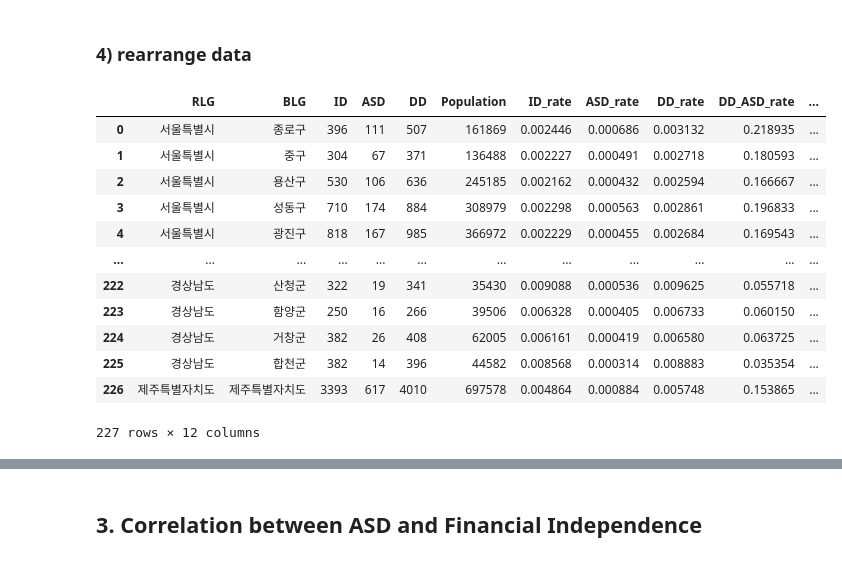
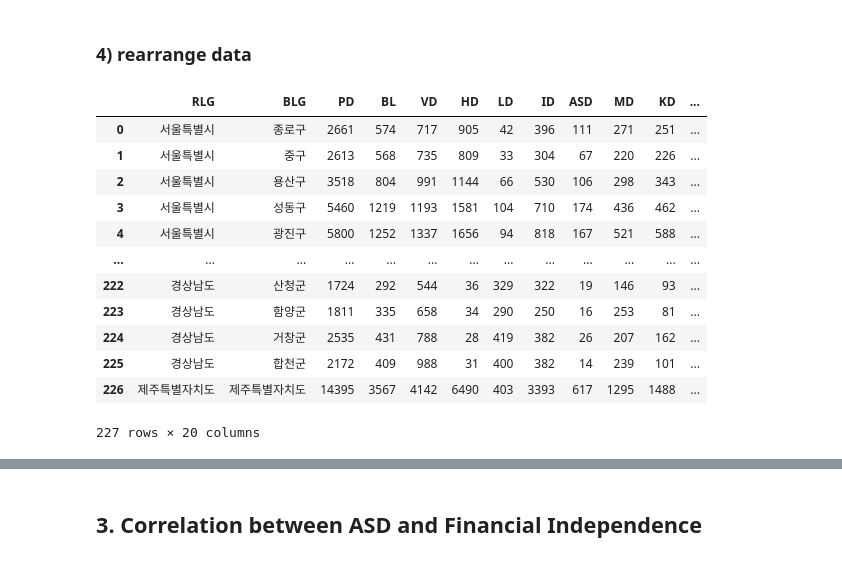
Before and after one commit to milkywaypeko/ASD_FI_Correlation, a Jupyter notebook: ASD_ID_FI_Correlation.ipynb, the cells around one changed output, grey strips where cells are left out. Drawn from its saved outputs; the diff is of its cells as text; code cells hidden in the pictures.

```diff
--- a/ASD_ID_FI_Correlation.ipynb
+++ b/ASD_ID_FI_Correlation.ipynb
@@ -21,8 +21,10 @@ from sklearn.metrics import mean_squared_error, explained_variance_score, r2_sco
 # %% [markdown]
 ### 1) Define Region Name
 # %%
-regionDic = {'Seoul':'서울특별시', 'Busan' : '부산광역시', 'Daegu' : '대구광역시', 'Incheon' : '인천광역시', 'Gwangju' : '광주광역시', 'Daejeon' : '대전광역시', 'Ulsan' : '울산광역시', 'Sejong' : '세종특별자치시',
-             'Gyeonggi-do' : '경기도', 'Gangwon-do' : '강원도', 'Chungcheongbuk-do' : '충청북도', 'Chungcheongnam-do' : '충청남도', 'Jeollabuk-do' : '전라북도', 'Jeollanam-do' : '전라남도',
+regionDic = {'Seoul':'서울특별시', 'Busan' : '부산광역시', 'Daegu' : '대구광역시', 'Incheon' : '인천광역시', 'Gwangju' : '광주광역시',
+             'Daejeon' : '대전광역시', 'Ulsan' : '울산광역시', 'Sejong' : '세종특별자치시', 'Gyeonggi-do' : '경기도',
+             'Gangwon-do' : '강원도', 'Chungcheongbuk-do' : '충청북도', 'Chungcheongnam-do' : '충청남도',
+             'Jeollabuk-do' : '전라북도', 'Jeollanam-do' : '전라남도',
              'Gyeongsangbuk-do' : '경상북도', 'Gyeongsangnam-do' : '경상남도', 'Jeju' : '제주특별자치도'}
 # %% [markdown]
 ### 2)Import CSV
@@ -72,39 +74,24 @@ data = pd.merge(temp, dataF)
 # %% [markdown]
 ### 4) rearrange data
 # %%
-#Make Statistics For Developmental Disability
-data['발달장애'] = data['지적장애'] + data['자폐성']
-
-#Make Rate of Intellectual disability
-data['지적장애_비율'] = data['지적장애'] / data['인구']
-
-#Make Rate of Autistic Spectrum Disorder
-data['자폐성_비율'] = data['자폐성'] / data['인구']
-
-#Make Rate of Developmental Disability
-data['발달장애_비율'] = data['발달장애'] / data['인구']
-
-#Make Rate of Developmental Disability of Autistic Spectrum Disorder
-data['발달_자폐성_비율'] = data['자폐성'] / data['발달장애']
-
 #For label in english
-data.rename(columns = {'광역자치단체' : 'RLG', '기초자치단체' : 'BLG', '지적장애' : 'ID', '자폐성' : 'ASD', '인구' : 'Population',  '재정자립도 (%)' : 'Financial_Independence', '재정자주도 (%)' : 'Financial_often', '발달장애' : 'DD', '지적장애_비율' : 'ID_rate', '자폐성_비율':'ASD_rate', '발달장애_비율' : 'DD_rate', '발달_자폐성_비율':'DD_ASD_rate'}, inplace = True)
-
-#Column arrange
-data = data[['RLG', 'BLG', 'ID', 'ASD', 'DD', 'Population', 'ID_rate', 'ASD_rate', 'DD_rate', 'DD_ASD_rate', 'Financial_Independence', 'Financial_often']]
+data.rename(columns = {'광역자치단체' : 'RLG', '기초자치단체' : 'BLG', '지체' : 'PD', '뇌병변' : 'BL', '시각' : 'VD', '청각' : 'HD',
+                       '언어' : 'LD', '지적장애' : 'ID', '자폐성' : 'ASD', '정신장애' : 'MD', '신장장애' : 'KD', '심장장애' : 'CD',
+                       '호흡기' : 'RD', '간' : 'HDB', '안면' : 'FD', '장루요루' : 'IUF', '뇌전증' : 'EP', '인구' : 'Population',
+                       '재정자립도 (%)' : 'Financial_Independence', '재정자주도 (%)' : 'Financial_often'}, inplace = True)
 
 data
 # %% [output]
-|  | RLG | BLG | ID | ASD | DD | Population | ID_rate | ASD_rate | DD_rate | DD_ASD_rate | ... |
-| 0 | 서울특별시 | 종로구 | 396 | 111 | 507 | 161869 | 0.002446 | 0.000686 | 0.003132 | 0.218935 | ... |
-| 1 | 서울특별시 | 중구 | 304 | 67 | 371 | 136488 | 0.002227 | 0.000491 | 0.002718 | 0.180593 | ... |
-| 2 | 서울특별시 | 용산구 | 530 | 106 | 636 | 245185 | 0.002162 | 0.000432 | 0.002594 | 0.166667 | ... |
-| 3 | 서울특별시 | 성동구 | 710 | 174 | 884 | 308979 | 0.002298 | 0.000563 | 0.002861 | 0.196833 | ... |
-| 4 | 서울특별시 | 광진구 | 818 | 167 | 985 | 366972 | 0.002229 | 0.000455 | 0.002684 | 0.169543 | ... |
-| ... | ... | ... | ... | ... | ... | ... | ... | ... | ... | ... | ... |
-| 222 | 경상남도 | 산청군 | 322 | 19 | 341 | 35430 | 0.009088 | 0.000536 | 0.009625 | 0.055718 | ... |
-| 223 | 경상남도 | 함양군 | 250 | 16 | 266 | 39506 | 0.006328 | 0.000405 | 0.006733 | 0.060150 | ... |
-| 224 | 경상남도 | 거창군 | 382 | 26 | 408 | 62005 | 0.006161 | 0.000419 | 0.006580 | 0.063725 | ... |
-| 225 | 경상남도 | 합천군 | 382 | 14 | 396 | 44582 | 0.008568 | 0.000314 | 0.008883 | 0.035354 | ... |
-| 226 | 제주특별자치도 | 제주특별자치도 | 3393 | 617 | 4010 | 697578 | 0.004864 | 0.000884 | 0.005748 | 0.153865 | ... |
+|  | RLG | BLG | PD | BL | VD | HD | LD | ID | ASD | MD | KD | ... |
+| 0 | 서울특별시 | 종로구 | 2661 | 574 | 717 | 905 | 42 | 396 | 111 | 271 | 251 | ... |
+| 1 | 서울특별시 | 중구 | 2613 | 568 | 735 | 809 | 33 | 304 | 67 | 220 | 226 | ... |
+| 2 | 서울특별시 | 용산구 | 3518 | 804 | 991 | 1144 | 66 | 530 | 106 | 298 | 343 | ... |
+| 3 | 서울특별시 | 성동구 | 5460 | 1219 | 1193 | 1581 | 104 | 710 | 174 | 436 | 462 | ... |
+| 4 | 서울특별시 | 광진구 | 5800 | 1252 | 1337 | 1656 | 94 | 818 | 167 | 521 | 588 | ... |
+| ... | ... | ... | ... | ... | ... | ... | ... | ... | ... | ... | ... | ... |
+| 222 | 경상남도 | 산청군 | 1724 | 292 | 544 | 36 | 329 | 322 | 19 | 146 | 93 | ... |
+| 223 | 경상남도 | 함양군 | 1811 | 335 | 658 | 34 | 290 | 250 | 16 | 253 | 81 | ... |
+| 224 | 경상남도 | 거창군 | 2535 | 431 | 788 | 28 | 419 | 382 | 26 | 207 | 162 | ... |
+| 225 | 경상남도 | 합천군 | 2172 | 409 | 988 | 31 | 400 | 382 | 14 | 239 | 101 | ... |
+| 226 | 제주특별자치도 | 제주특별자치도 | 14395 | 3567 | 4142 | 6490 | 403 | 3393 | 617 | 1295 | 1488 | ... |
-227 rows × 12 columns
+227 rows × 20 columns
```
Also changed, not shown: parts of 13 cells of this notebook, 1 other file.
